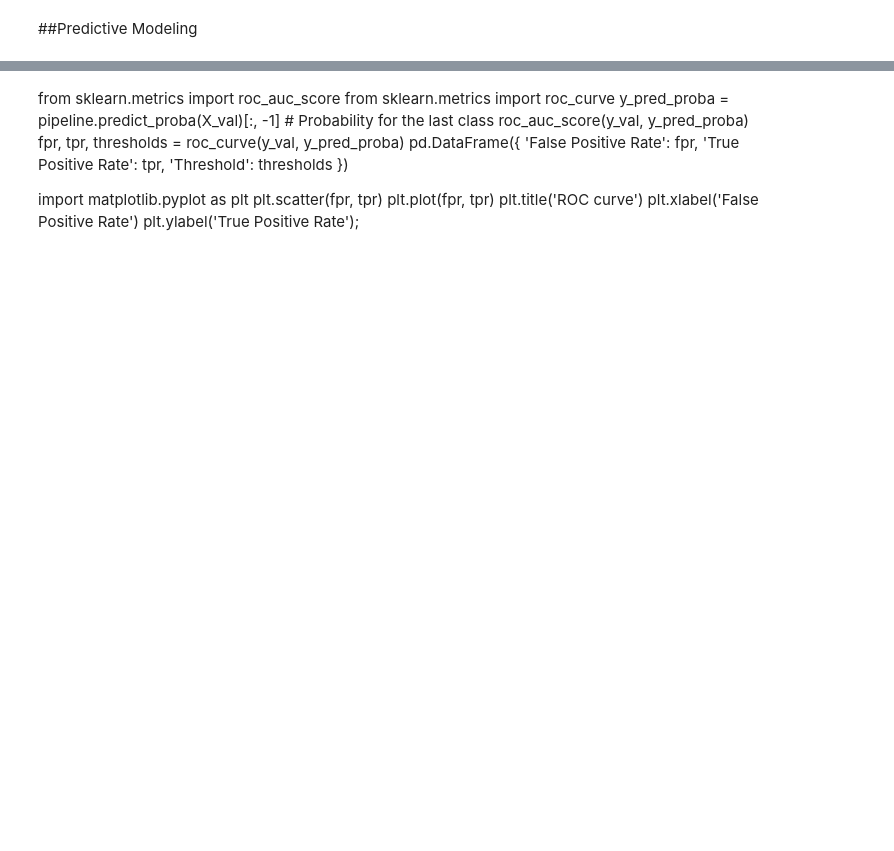
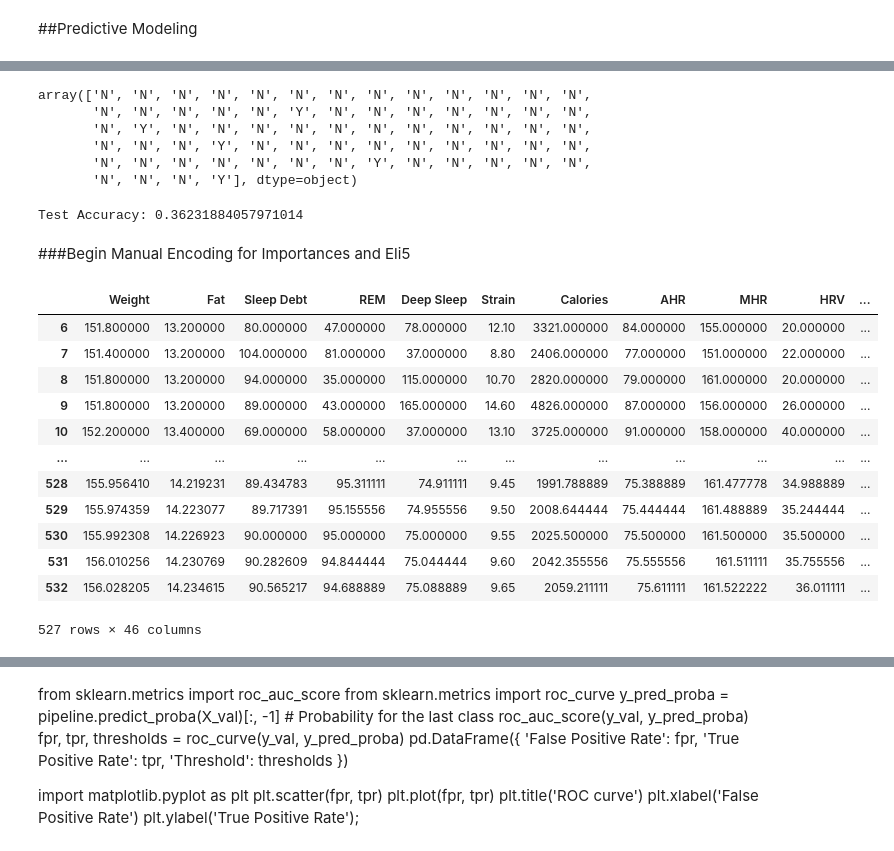
Before and after one commit to filchyboy/Personal_Health_Fitness, a Jupyter notebook: The_Daily.ipynb, the cells around one changed output, grey strips where cells are left out. Cells and saved outputs as stored; diff of their text form; code cells hidden in the pictures; blank space fills up the shorter version.

```diff
--- a/The_Daily.ipynb
+++ b/The_Daily.ipynb
@@ -204,0 +233,19 @@ list(X_train.columns.values)
+# %%
+#Quick check on prediction array. Visually this is an error check as it should
+#not be either all 'Y' or all 'N'.
+
+y_pred
+# %% [output]
+array(['N', 'N', 'N', 'N', 'N', 'N', 'N', 'N', 'N', 'N', 'N', 'N', 'N',
+       'N', 'N', 'N', 'N', 'N', 'Y', 'N', 'N', 'N', 'N', 'N', 'N', 'N',
+       'N', 'Y', 'N', 'N', 'N', 'N', 'N', 'N', 'N', 'N', 'N', 'N', 'N',
+       'N', 'N', 'N', 'Y', 'N', 'N', 'N', 'N', 'N', 'N', 'N', 'N', 'N',
+       'N', 'N', 'N', 'N', 'N', 'N', 'N', 'Y', 'N', 'N', 'N', 'N', 'N',
+       'N', 'N', 'N', 'Y'], dtype=object)
+# %%
+#Score on test set
+print('Test Accuracy:',pipeline.score(X_test,y_test))
+# %% [output]
+Test Accuracy: 0.36231884057971014
+# %% [markdown]
+###Begin Manual Encoding for Importances and Eli5
@@ -204,0 +256,16 @@ list(X_train.columns.values)
+# %%
+X_train_encoded
+# %% [output]
+|  | Weight | Fat | Sleep Debt | REM | Deep Sleep | Strain | Calories | AHR | MHR | HRV | ... |
+| 6 | 151.800000 | 13.200000 | 80.000000 | 47.000000 | 78.000000 | 12.10 | 3321.000000 | 84.000000 | 155.000000 | 20.000000 | ... |
+| 7 | 151.400000 | 13.200000 | 104.000000 | 81.000000 | 37.000000 | 8.80 | 2406.000000 | 77.000000 | 151.000000 | 22.000000 | ... |
+| 8 | 151.800000 | 13.200000 | 94.000000 | 35.000000 | 115.000000 | 10.70 | 2820.000000 | 79.000000 | 161.000000 | 20.000000 | ... |
+| 9 | 151.800000 | 13.200000 | 89.000000 | 43.000000 | 165.000000 | 14.60 | 4826.000000 | 87.000000 | 156.000000 | 26.000000 | ... |
+| 10 | 152.200000 | 13.400000 | 69.000000 | 58.000000 | 37.000000 | 13.10 | 3725.000000 | 91.000000 | 158.000000 | 40.000000 | ... |
+| ... | ... | ... | ... | ... | ... | ... | ... | ... | ... | ... | ... |
+| 528 | 155.956410 | 14.219231 | 89.434783 | 95.311111 | 74.911111 | 9.45 | 1991.788889 | 75.388889 | 161.477778 | 34.988889 | ... |
+| 529 | 155.974359 | 14.223077 | 89.717391 | 95.155556 | 74.955556 | 9.50 | 2008.644444 | 75.444444 | 161.488889 | 35.244444 | ... |
+| 530 | 155.992308 | 14.226923 | 90.000000 | 95.000000 | 75.000000 | 9.55 | 2025.500000 | 75.500000 | 161.500000 | 35.500000 | ... |
+| 531 | 156.010256 | 14.230769 | 90.282609 | 94.844444 | 75.044444 | 9.60 | 2042.355556 | 75.555556 | 161.511111 | 35.755556 | ... |
+| 532 | 156.028205 | 14.234615 | 90.565217 | 94.688889 | 75.088889 | 9.65 | 2059.211111 | 75.611111 | 161.522222 | 36.011111 | ... |
+527 rows × 46 columns
```
Also changed, not shown: parts of 35 cells of this notebook.
